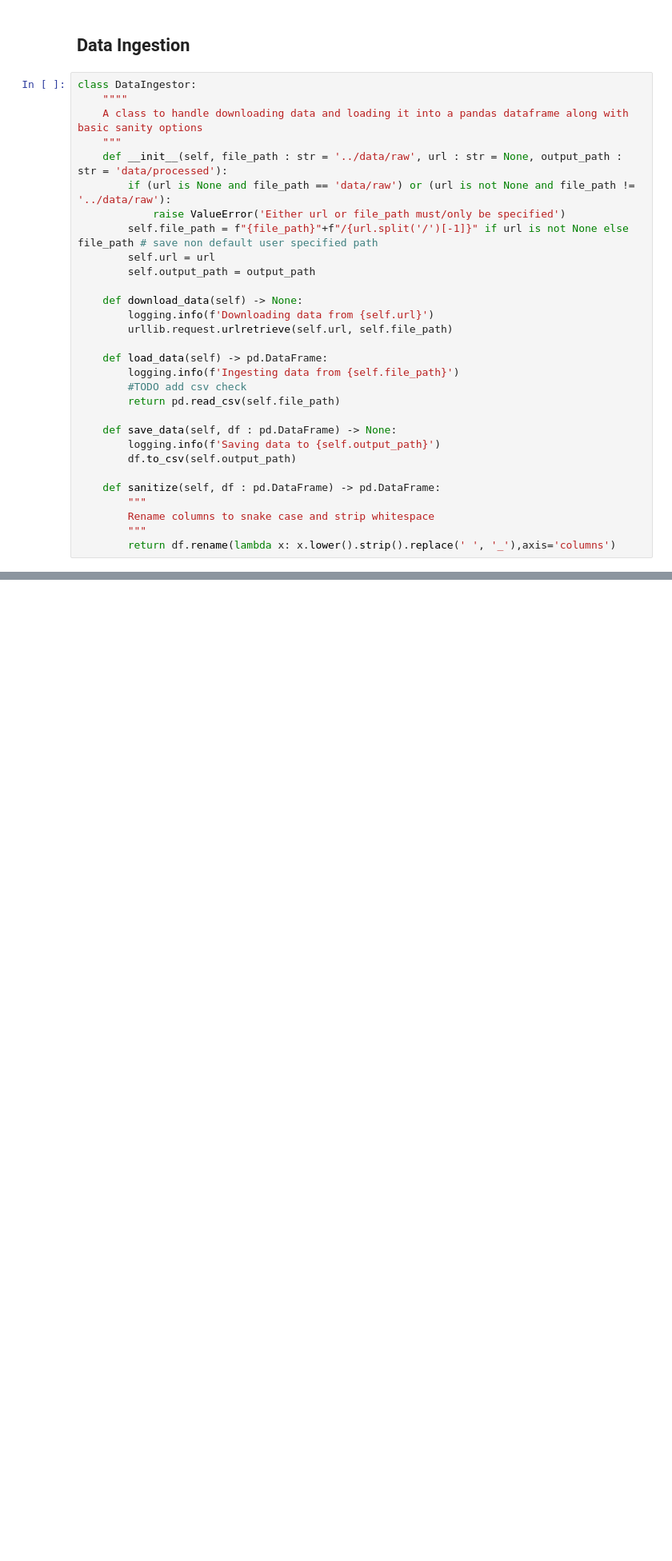
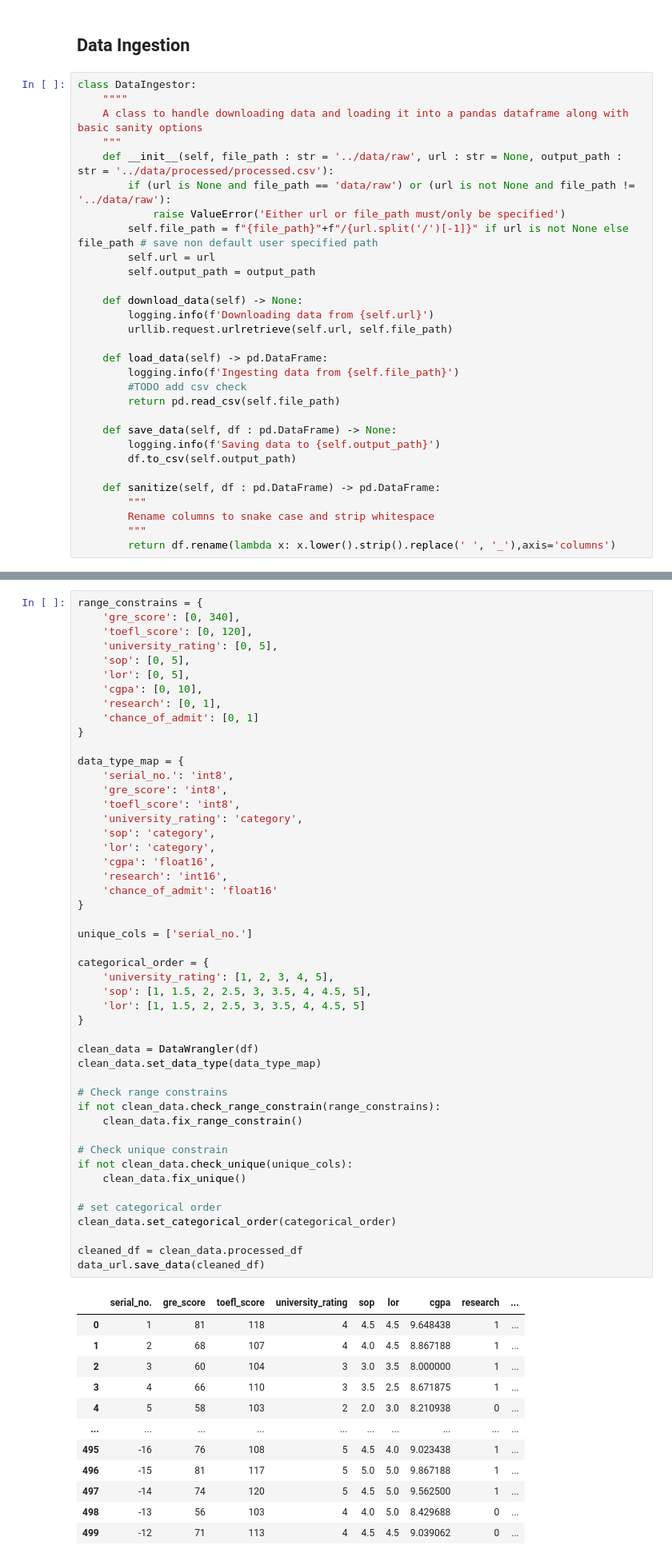
Before and after one commit to jyothisable/IVY-League-Collage-Predictor, a Jupyter notebook: notebooks/EDA.ipynb, the cells around one changed output, grey strips where cells are left out. Shown at 80% size. Saved outputs shown, nothing was run; the diff lists cells and outputs as text; blank space fills up the shorter version.

Commit message:
data wrangling done

```diff
--- a/notebooks/EDA.ipynb
+++ b/notebooks/EDA.ipynb
@@ -99,7 +99,7 @@ class DataIngestor:
     """"
     A class to handle downloading data and loading it into a pandas dataframe along with basic sanity options
     """
-    def __init__(self, file_path : str = '../data/raw', url : str = None, output_path : str = 'data/processed'):
+    def __init__(self, file_path : str = '../data/raw', url : str = None, output_path : str = '../data/processed/processed.csv'):
         if (url is None and file_path == 'data/raw') or (url is not None and file_path != '../data/raw'):
             raise ValueError('Either url or file_path must/only be specified')
         self.file_path = f"{file_path}"+f"/{url.split('/')[-1]}" if url is not None else file_path # save non default user specified path
@@ -323,0 +282,61 @@ memory usage: 35.3 KB
+# %%
+range_constrains = {
+    'gre_score': [0, 340],
+    'toefl_score': [0, 120],
+    'university_rating': [0, 5],
+    'sop': [0, 5],
+    'lor': [0, 5],
+    'cgpa': [0, 10],
+    'research': [0, 1],
+    'chance_of_admit': [0, 1]
+}
+
+data_type_map = {
+    'serial_no.': 'int8',
+    'gre_score': 'int8',
+    'toefl_score': 'int8',
+    'university_rating': 'category',
+    'sop': 'category',
+    'lor': 'category',
+    'cgpa': 'float16',
+    'research': 'int16',
+    'chance_of_admit': 'float16'
+}
+
+unique_cols = ['serial_no.']
+
+categorical_order = {
+    'university_rating': [1, 2, 3, 4, 5],
+    'sop': [1, 1.5, 2, 2.5, 3, 3.5, 4, 4.5, 5],
+    'lor': [1, 1.5, 2, 2.5, 3, 3.5, 4, 4.5, 5]
+}
+
+clean_data = DataWrangler(df)
+clean_data.set_data_type(data_type_map)
+
+# Check range constrains
+if not clean_data.check_range_constrain(range_constrains):
+    clean_data.fix_range_constrain()
+
+# Check unique constrain
+if not clean_data.check_unique(unique_cols):
+    clean_data.fix_unique()
+
+# set categorical order
+clean_data.set_categorical_order(categorical_order)
+
+cleaned_df = clean_data.processed_df
+data_url.save_data(cleaned_df)
+# %% [output]
+|  | serial_no. | gre_score | toefl_score | university_rating | sop | lor | cgpa | research | ... |
+| 0 | 1 | 81 | 118 | 4 | 4.5 | 4.5 | 9.648438 | 1 | ... |
+| 1 | 2 | 68 | 107 | 4 | 4.0 | 4.5 | 8.867188 | 1 | ... |
+| 2 | 3 | 60 | 104 | 3 | 3.0 | 3.5 | 8.000000 | 1 | ... |
+| 3 | 4 | 66 | 110 | 3 | 3.5 | 2.5 | 8.671875 | 1 | ... |
+| 4 | 5 | 58 | 103 | 2 | 2.0 | 3.0 | 8.210938 | 0 | ... |
+| ... | ... | ... | ... | ... | ... | ... | ... | ... | ... |
+| 495 | -16 | 76 | 108 | 5 | 4.5 | 4.0 | 9.023438 | 1 | ... |
+| 496 | -15 | 81 | 117 | 5 | 5.0 | 5.0 | 9.867188 | 1 | ... |
+| 497 | -14 | 74 | 120 | 5 | 4.5 | 5.0 | 9.562500 | 1 | ... |
+| 498 | -13 | 56 | 103 | 4 | 4.0 | 5.0 | 8.429688 | 0 | ... |
+| 499 | -12 | 71 | 113 | 4 | 4.5 | 4.5 | 9.039062 | 0 | ... |
```
Also changed, not shown: parts of 8 cells of this notebook.
